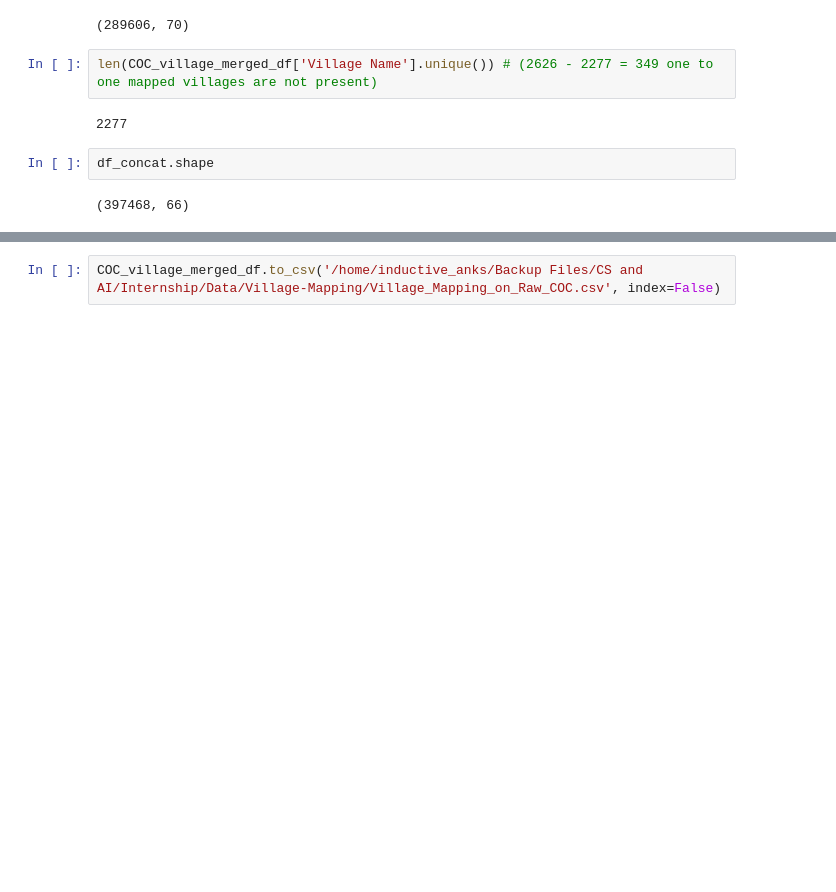
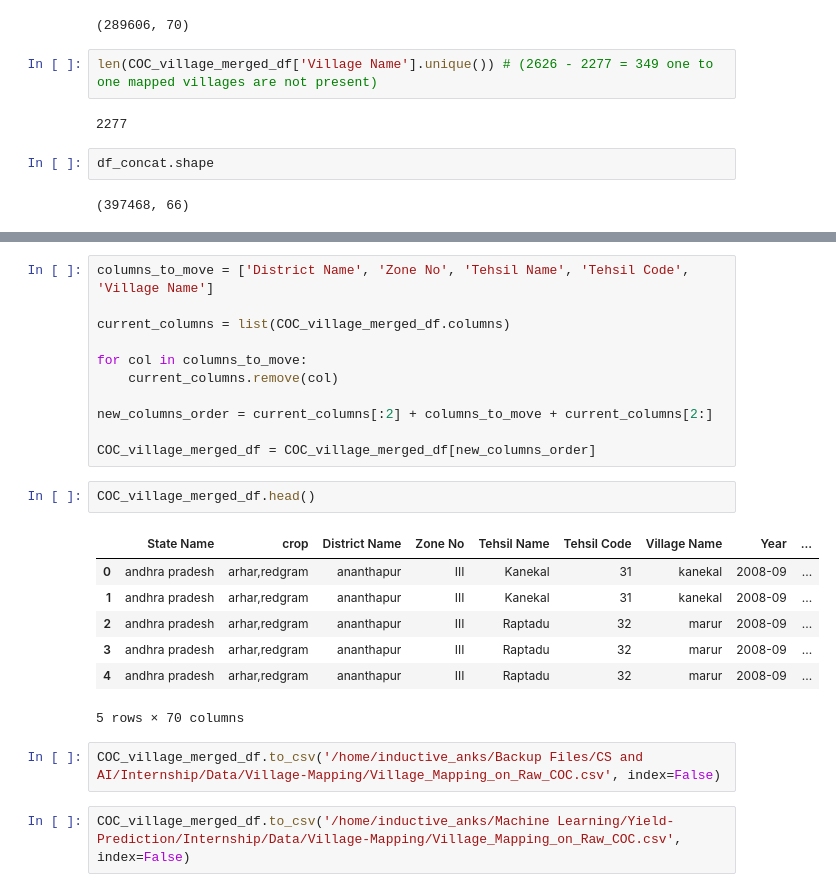
Before and after one commit to inductive-anks1/Yield-Prediction, a Jupyter notebook: Code Files/Tehsil-Village-Mapping/Raw-COC-Concatenated-Village-Mapping.ipynb, the cells around one changed output, grey strips where cells are left out. Drawn from its saved outputs; the diff is of its cells as text; blank space fills up the shorter version.

```diff
--- a/Code Files/Tehsil-Village-Mapping/Raw-COC-Concatenated-Village-Mapping.ipynb
+++ b/Code Files/Tehsil-Village-Mapping/Raw-COC-Concatenated-Village-Mapping.ipynb
@@ -160,2 +170,25 @@ df_concat.shape
+# %%
+columns_to_move = ['District Name', 'Zone No', 'Tehsil Name', 'Tehsil Code', 'Village Name']
+
+current_columns = list(COC_village_merged_df.columns)
+
+for col in columns_to_move:
+    current_columns.remove(col)
+
+new_columns_order = current_columns[:2] + columns_to_move + current_columns[2:]
+
+COC_village_merged_df = COC_village_merged_df[new_columns_order]
+# %%
+COC_village_merged_df.head()
+# %% [output]
+|  | State Name | crop | District Name | Zone No | Tehsil Name | Tehsil Code | Village Name | Year | ... |
+| 0 | andhra pradesh | arhar,redgram | ananthapur | III | Kanekal | 31 | kanekal | 2008-09 | ... |
+| 1 | andhra pradesh | arhar,redgram | ananthapur | III | Kanekal | 31 | kanekal | 2008-09 | ... |
+| 2 | andhra pradesh | arhar,redgram | ananthapur | III | Raptadu | 32 | marur | 2008-09 | ... |
+| 3 | andhra pradesh | arhar,redgram | ananthapur | III | Raptadu | 32 | marur | 2008-09 | ... |
+| 4 | andhra pradesh | arhar,redgram | ananthapur | III | Raptadu | 32 | marur | 2008-09 | ... |
+5 rows × 70 columns
 # %%
 COC_village_merged_df.to_csv('/home/inductive_anks/Backup Files/CS and AI/Internship/Data/Village-Mapping/Village_Mapping_on_Raw_COC.csv', index=False)
+# %%
+COC_village_merged_df.to_csv('/home/inductive_anks/Machine Learning/Yield-Prediction/Internship/Data/Village-Mapping/Village_Mapping_on_Raw_COC.csv', index=False)
```
Also changed, not shown: parts of 2 cells of this notebook, 2 other files.
